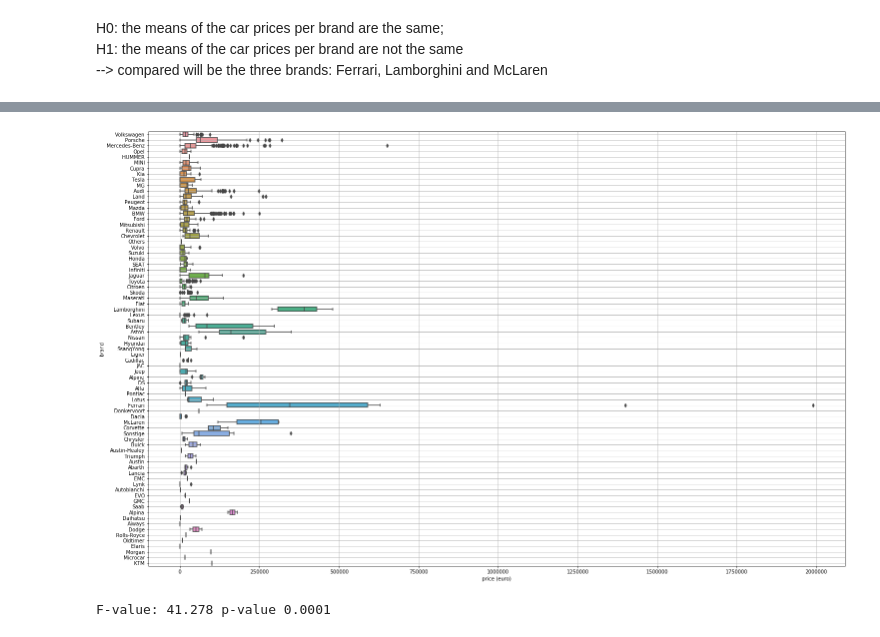
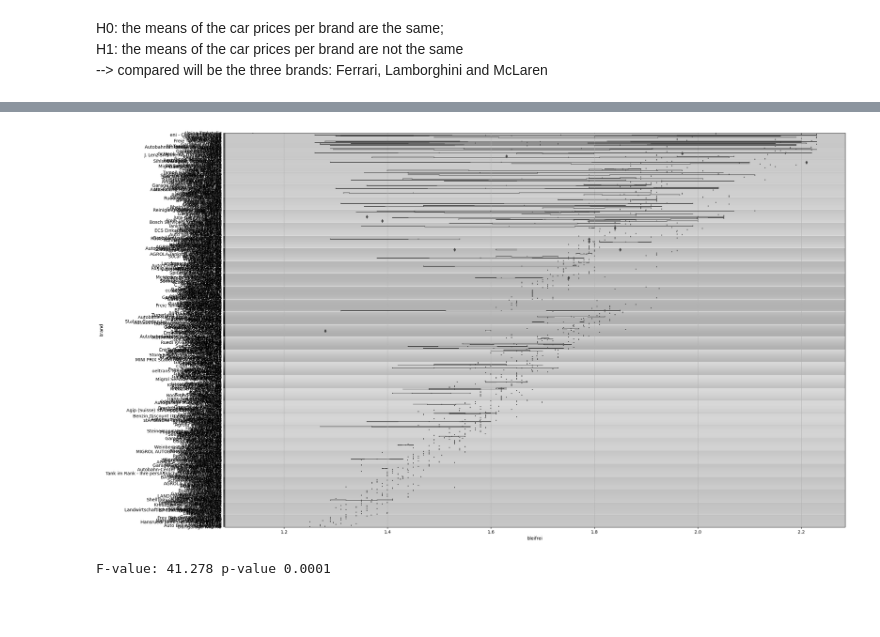
Before and after one commit to m011018/TS, a Jupyter notebook: Master/master_doc.ipynb, the cells around one changed output, grey strips where cells are left out. Saved outputs shown, nothing was run; the diff lists cells and outputs as text; code cells hidden in the pictures; blank space fills up the shorter version.

```diff
--- a/Master/master_doc.ipynb
+++ b/Master/master_doc.ipynb
@@ -437,14 +425,14 @@ price (euro)  18435.714286  8108.743243  33500.0  18779.59322  8772.339623
 # %%
 #Boxplots
 plt.figure(figsize=(25, 16))
-ax = sns.boxplot(x="price (euro)",
+ax = sns.boxplot(x="bleifrei",
                  y="brand",
                  data=df,
                  orient='h')
 plt.grid()
 plt.show()
 # %% [output]
-[figure, old version]
+[figure, new version]
 # %%
 # Create subsets (groups)
 rMcLaren = df_anova.loc[df_anova['brand'] == 'McLaren']['price (euro)']
```
Also changed, not shown: parts of 5 cells of this notebook.
